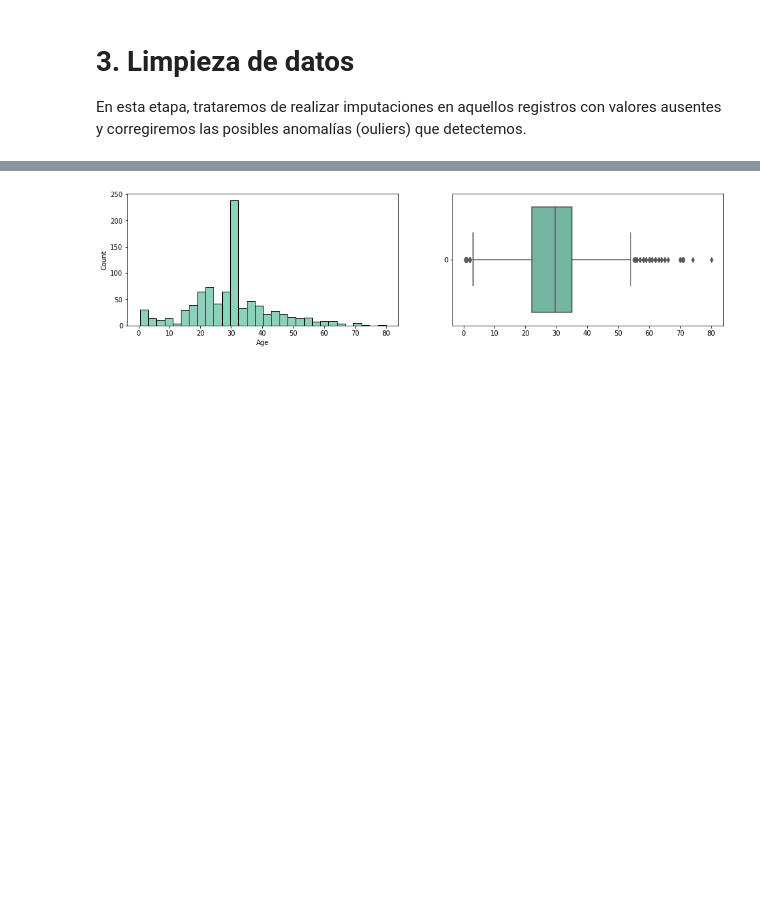
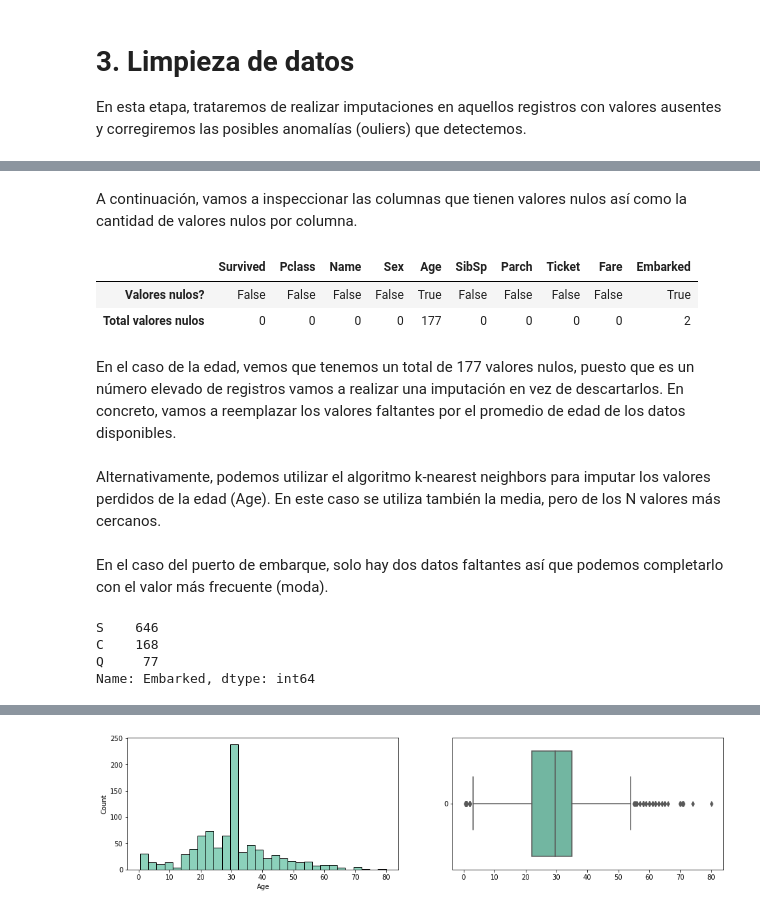
Before and after one commit to ntaxus/LIMPIEZA-DE-DATOS, a Jupyter notebook: PRA2_Limpieza_y_validación_de_los_datos.ipynb, the cells around one changed output, grey strips where cells are left out. Cells and saved outputs as stored; diff of their text form; code cells hidden in the pictures; blank space fills up the shorter version.

```diff
--- a/PRA2_Limpieza_y_validación_de_los_datos.ipynb
+++ b/PRA2_Limpieza_y_validación_de_los_datos.ipynb
@@ -100,3 +98,16 @@ data.describe(include='all')
 | 50% | 0.000000 | 3.000000 | NaN | NaN | 28.000000 | 0.000000 | 0.000000 | NaN | 14.454200 | NaN |
 | 75% | 1.000000 | 3.000000 | NaN | NaN | 38.000000 | 1.000000 | 0.000000 | NaN | 31.000000 | NaN |
 | max | 1.000000 | 3.000000 | NaN | NaN | 80.000000 | 8.000000 | 6.000000 | NaN | 512.329200 | NaN |
+# %% [markdown]
+A continuación, vamos a inspeccionar las columnas que tienen valores nulos así como la cantidad de valores nulos por columna.
+# %%
+MissD = pd.DataFrame(data.isna().any())
+MissD.columns = ['Valores nulos?']
+MissD['Total valores nulos'] = data.isna().sum()
+MissD.T
+# %% [output]
+|  | Survived | Pclass | Name | Sex | Age | SibSp | Parch | Ticket | Fare | Embarked |
+| Valores nulos? | False | False | False | False | True | False | False | False | False | True |
+| Total valores nulos | 0 | 0 | 0 | 0 | 177 | 0 | 0 | 0 | 0 | 2 |
+# %% [markdown]
+En el caso de la edad, vemos que tenemos un total de 177 valores nulos, puesto que es un número elevado de registros vamos a realizar una imputación en vez de descartarlos. En concreto, vamos a reemplazar los valores faltantes por el promedio de edad de los datos disponibles.
@@ -102,0 +118,2 @@ data.describe(include='all')
+# %% [markdown]
+Alternativamente, podemos utilizar el algoritmo k-nearest neighbors para imputar los valores perdidos de la edad (Age). En este caso se utiliza también la media, pero de los N valores más cercanos.
@@ -102,0 +133,12 @@ data.describe(include='all')
+# %% [markdown]
+En el caso del puerto de embarque, solo hay dos datos faltantes así que podemos completarlo con el valor más frecuente (moda).
+# %%
+# Imputación valores nulos Embarked
+data['Embarked']=data['Embarked'].fillna(data['Embarked'].value_counts().index[0])
+
+data['Embarked'].value_counts()
+# %% [output]
+S    646
+C    168
+Q     77
+Name: Embarked, dtype: int64
```
Also changed, not shown: parts of 34 cells of this notebook, 1 other file.
